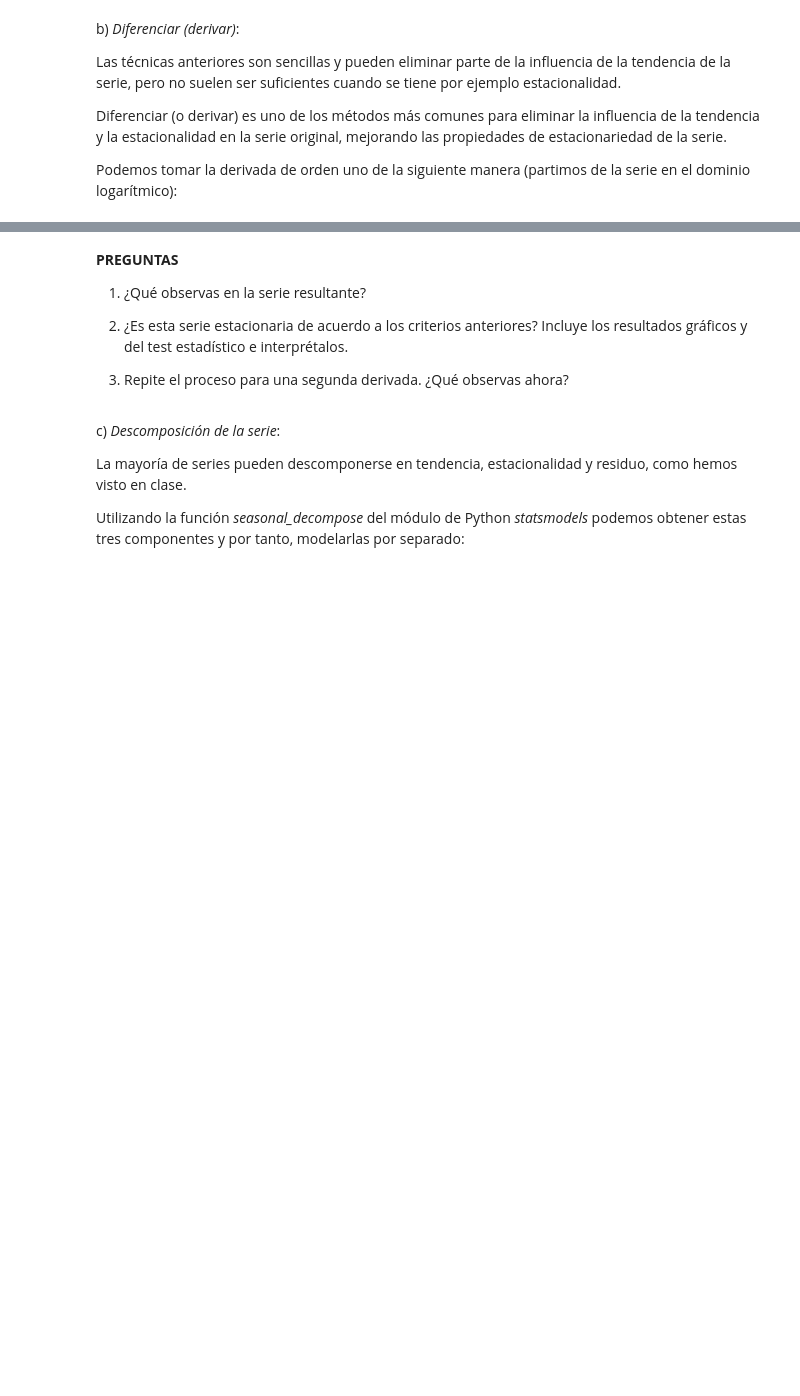
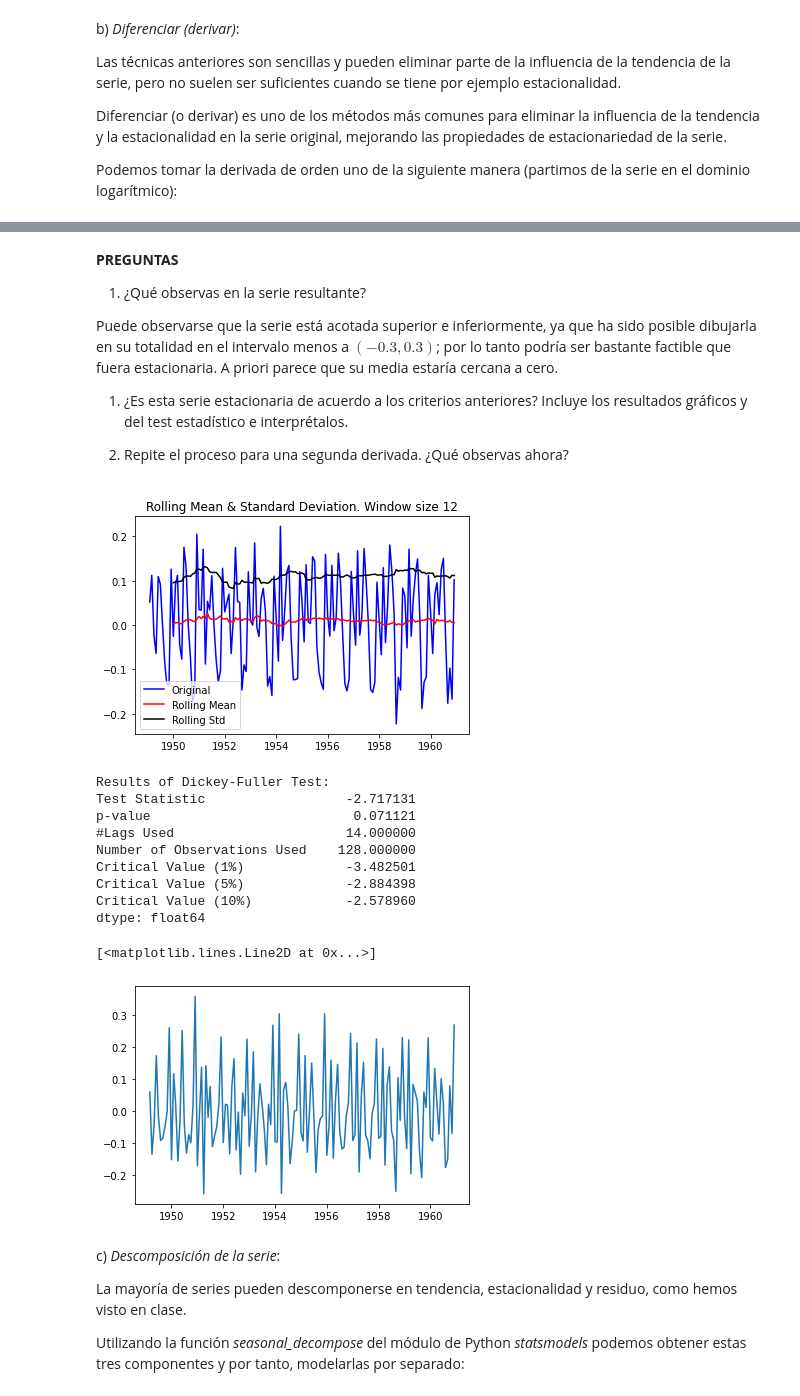
Before and after one commit to IkerVillegas/PIT, a Jupyter notebook: Practica_1/PR1_PIT.ipynb, the cells around one changed output, grey strips where cells are left out. Drawn from its saved outputs; the diff is of its cells as text; code cells hidden in the pictures; blank space fills up the shorter version.

Commit message:
Ejercicios de Blanca y alguno de Iker hasta el final

```diff
--- a/Practica_1/PR1_PIT.ipynb
+++ b/Practica_1/PR1_PIT.ipynb
@@ -303,6 +305,9 @@ plt.plot(data_log_diff)
 
 1.   ¿Qué observas en la serie resultante?
 
-2.   ¿Es esta serie estacionaria de acuerdo a los criterios anteriores? Incluye los resultados gráficos y del test estadístico e interprétalos.
+Puede observarse que la serie está acotada superior e inferiormente, ya que ha sido posible dibujarla en su totalidad en el intervalo menos a $(-0.3, 0.3)$; por lo tanto podría ser bastante factible que fuera estacionaria.
+A priori parece que su media estaría cercana a cero.
 
-3. Repite el proceso para una segunda derivada. ¿Qué observas ahora?
+1.   ¿Es esta serie estacionaria de acuerdo a los criterios anteriores? Incluye los resultados gráficos y del test estadístico e interprétalos.
+
+2. Repite el proceso para una segunda derivada. ¿Qué observas ahora?
@@ -313,3 +314,23 @@ plt.plot(data_log_diff)
+# %%
+# Apartado 1
+test_stationarity(data_log_diff.dropna(), 12)
+# 2 Iker
+# 3 Iker (me ha dado curiosidad de ver qué pasa )
+data_log_diff_2 = data_log_diff - data_log_diff.shift()
+plt.plot(data_log_diff_2)
+# %% [output]
+[figure, added]
+Results of Dickey-Fuller Test:
+Test Statistic                  -2.717131
+p-value                          0.071121
+#Lags Used                      14.000000
+Number of Observations Used    128.000000
+Critical Value (1%)             -3.482501
+Critical Value (5%)             -2.884398
+Critical Value (10%)            -2.578960
+dtype: float64
+[<matplotlib.lines.Line2D at 0x...>]
+[figure, added]
 # %% [markdown]
 c) *Descomposición de la serie*:
 
```
Also changed, not shown: parts of 32 cells of this notebook.
